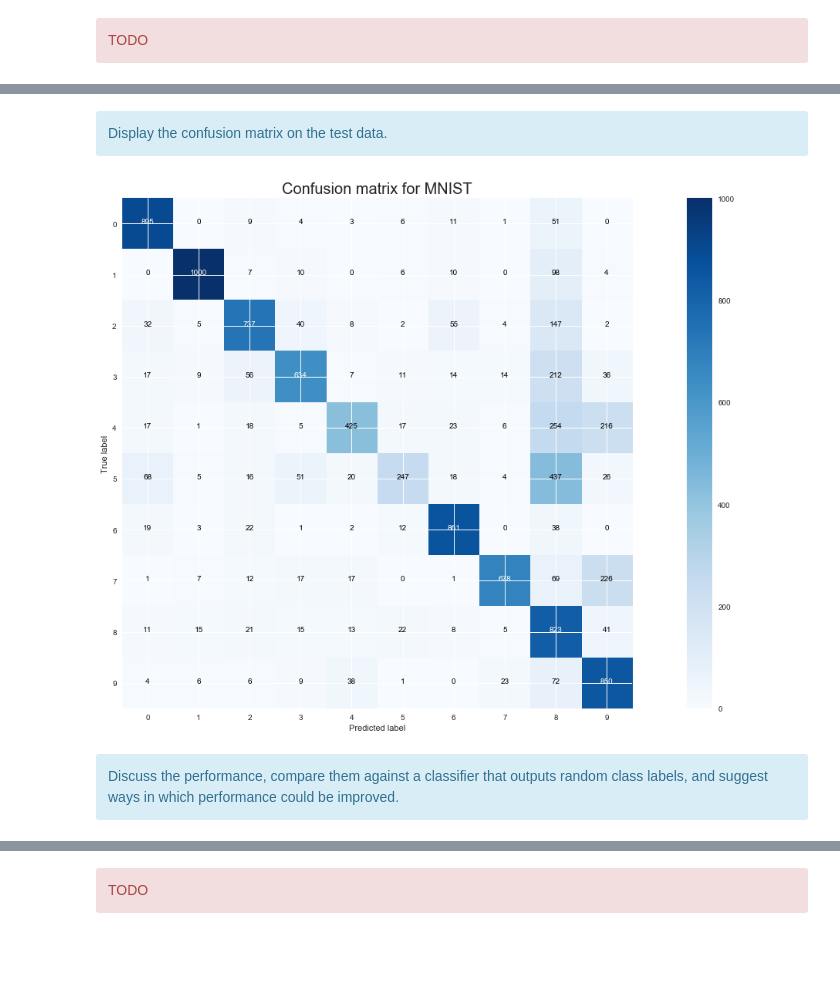
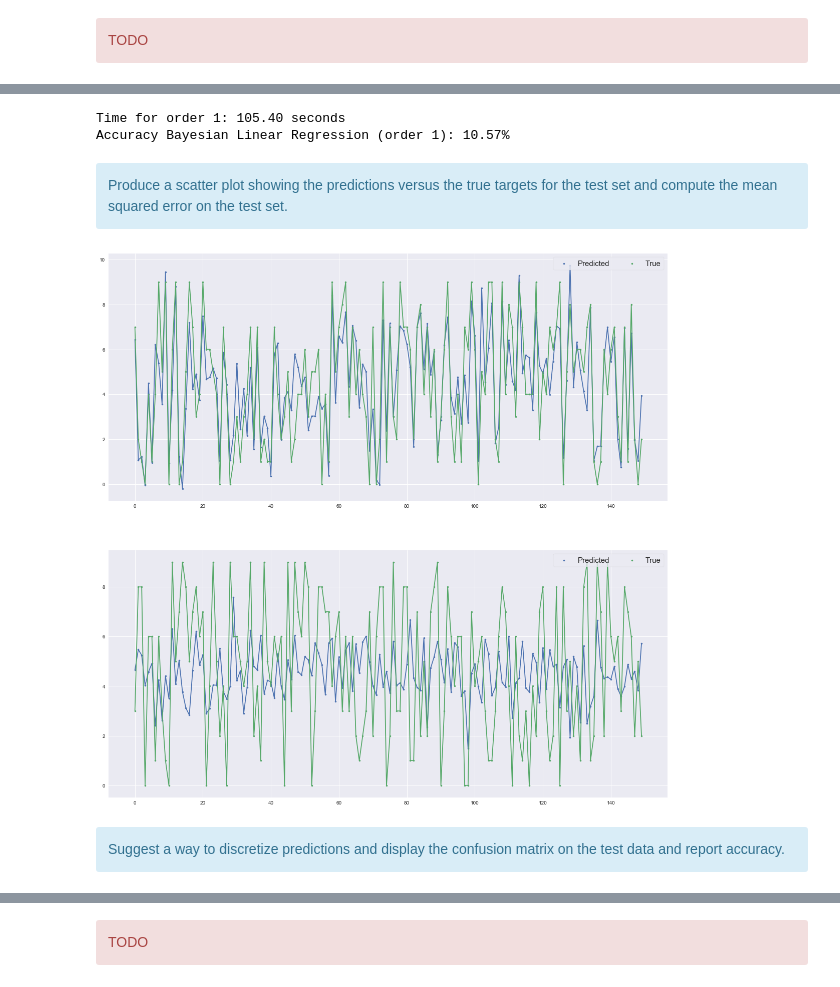
Before and after one commit to rdednl/ASI, a Jupyter notebook: ae/ae.ipynb, the cells around one changed output, grey strips where cells are left out. Drawn from its saved outputs; the diff is of its cells as text; code cells hidden in the pictures; blank space fills up the shorter version.

Commit message:
finish linear regression

```diff
--- a/ae/ae.ipynb
+++ b/ae/ae.ipynb
@@ -301,0 +380,13 @@ array([[3],
+# %%
+x = mnist_train_data.reshape(len(mnist_train_data), -1) / 255
+t = mnist_train_label
+x_test = mnist_test_data.reshape(len(mnist_test_data), -1) / 255
+# %%
+for order in [1, 2, 3, 4]:
+    t1 = time.time()
+    predictions_mnist = get_predictions(x, t, x_test, order)
+    t2 = time.time() - t1
+    print("Time for order %d: %.2f seconds" %(order, t2))
+    prediction_mnist_disc = np.array([int(pred) for pred in predictions_mnist])
+    print('Accuracy Bayesian Linear Regression (order %d): %.2f%%' \
+                      % (order, get_accuracy(prediction_mnist_disc, mnist_test_label)/100))
@@ -302,4 +402,43 @@ array([[3],
+# %%
+x = cifar10_train_data.reshape(len(cifar10_train_data), -1) / 255
+t = cifar10_train_label
+x_test = cifar10_test_data.reshape(len(cifar10_test_data), -1) / 255
+# %%
+t1 = time.time()
+predictions_cifar = get_predictions(x, t, x_test, 1)
+t2 = time.time() - t1
+print("Time for order 1: %.2f seconds" %(t2))
+prediction_cifar_disc = np.array([int(pred) for pred in predictions_cifar])
+print('Accuracy Bayesian Linear Regression (order 1): %.2f%%' \
+                  % (get_accuracy(prediction_cifar_disc, cifar10_test_label)/100))
+# %% [output]
+Time for order 1: 105.40 seconds
+Accuracy Bayesian Linear Regression (order 1): 10.57%
+# %% [markdown]
+<div class="alert alert-info">
+Produce a scatter plot showing the predictions versus the true targets for the test set and compute the mean squared error on the test set.
+</div>
+# %%
+num = 150
+
+plt.figure(figsize=(20,20))
+plt.subplot(211)
+plt.plot(range(num), predictions_mnist[0:num])
+plt.plot(range(num), mnist_test_label[0:num])
+plt.scatter(range(num), predictions_mnist[0:num], s=10, label="Predicted")
+plt.scatter(range(num), mnist_test_label[0:num], s=10, label="True")
+plt.legend(ncol=2, loc='upper right', frameon=True, fontsize=15)
+
+plt.subplot(212)
+plt.plot(range(num), predictions_cifar[0:num])
+plt.plot(range(num), cifar10_test_label[0:num])
+plt.scatter(range(num), predictions_cifar[0:num], s=10, label="Predicted")
+plt.scatter(range(num), cifar10_test_label[0:num], s=10, label="True")
+plt.legend(ncol=2, loc='upper right', frameon=True, fontsize=15)
+plt.show()
+# %% [output]
+[figure, added]
 # %% [markdown]
 <div class="alert alert-info">
-Display the confusion matrix on the test data.
+Suggest a way to discretize predictions and display the confusion matrix on the test data and report accuracy.
 </div>
@@ -337,16 +444,0 @@ def plot_confusion_matrix(cm, classes, normalize=False, title='Confusion matrix'
-# %%
-cm_mnist = confusion_matrix(mnist_test_label, predictions_mnist)
-plot_confusion_matrix(cm_mnist, \
-                      ["0", "1", "2", "3", "4", "5", "6", "7", "8", "9"], \
-                      title="Confusion matrix for MNIST")
-
-cm_cifar = confusion_matrix(cifar10_test_label, predictions_cifar)
-plot_confusion_matrix(cm_mnist, \
-                      ["airplane", "automobile", "bird", "cat", "deer", "dog", "frog", "horse", "ship", "truck"], \
-                      title="Confusion matrix for MNIST")
-# %% [output]
-[figure, removed]
-# %% [markdown]
-<div class="alert alert-info">
-Discuss the performance, compare them against a classifier that outputs random class labels, and suggest ways in which performance could be improved.
-</div>
```
Also changed, not shown: parts of 37 cells of this notebook.
